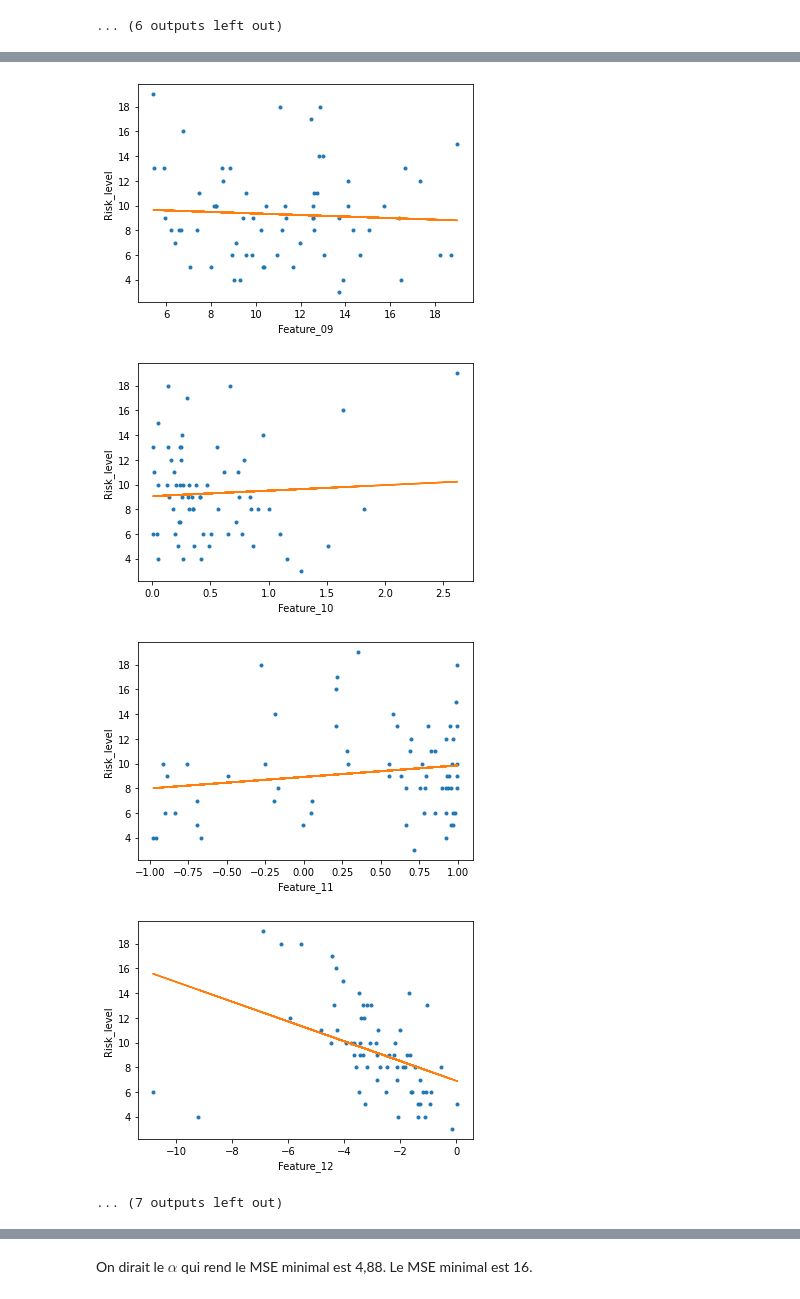
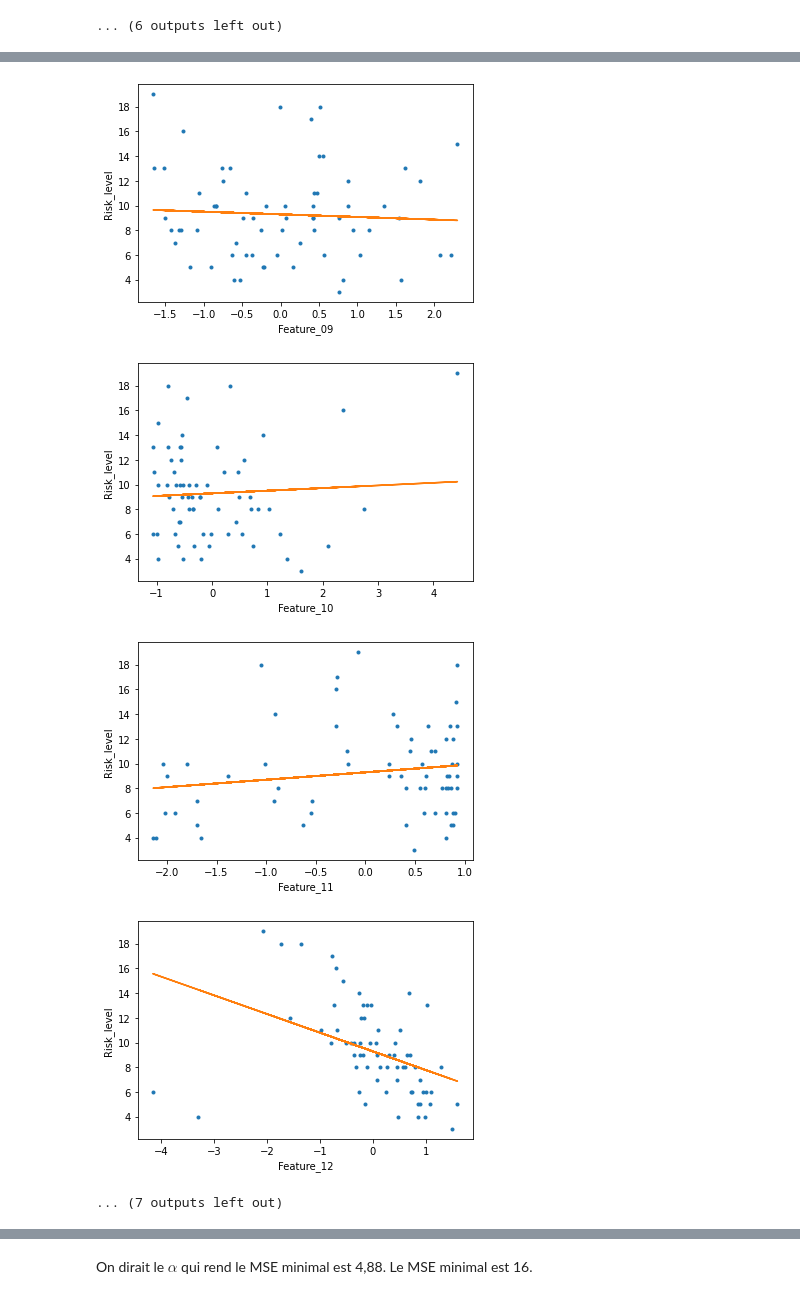
Before and after one commit to Ziqing-WU/Linear_Model, a Jupyter notebook: Modèlelinéaire.ipynb, the cells around one changed output, grey strips where cells are left out. Drawn from its saved outputs; the diff is of its cells as text; code cells hidden in the pictures.

```diff
--- a/Modèlelinéaire.ipynb
+++ b/Modèlelinéaire.ipynb
@@ -165,0 +218,3 @@ for Col in range(len(listColNames)):
+# %%
+X_scaled = preprocessing.scale(X)
+plt.boxplot(X_scaled)
@@ -166,15 +240,21 @@ for Col in range(len(listColNames)):
 # %%
 from sklearn.metrics import mean_squared_error
 MSE = []
+b_0 = []
+b_1 = []
 for Col in range(len(listColNames)):
   lr = LinearRegression();
-  lr.fit(X[:, Col:Col+1], Y[:]);
-  MSE.append(mean_squared_error(Y[:], lr.predict(X[:, Col:Col+1])))
-  plt.plot(X[:,Col],Y[:],'.')
-  plt.plot(X[:,Col],lr.predict(X[:, Col:Col+1]),'-')
+  lr.fit(X_scaled[:, Col:Col+1], Y[:]);
+  MSE.append(mean_squared_error(Y[:], lr.predict(X_scaled[:, Col:Col+1])))
+  b_0.append(lr.intercept_[0])
+  b_1.append(lr.coef_[0][0])
+  plt.plot(X_scaled[:,Col],Y[:],'.')
+  plt.plot(X_scaled[:,Col],lr.predict(X_scaled[:, Col:Col+1]),'-')
   plt.xlabel(listColNames[Col])
   plt.ylabel('Risk_level')
   plt.show()
 
-print(MSE)
+print("MSE = " + str(MSE) )
+print("b_0 = " + str(b_0))
+print("b_1 = " + str(b_1))
 # %% [output]
@@ -189,5 +269,5 @@ print(MSE)
-[figure, old version]
+[figure, new version]
-[figure, old version]
+[figure, new version]
-[figure, old version]
+[figure, new version]
-[figure, old version]
+[figure, new version]
 ... (7 outputs left out)
```
Also changed, not shown: parts of 57 cells of this notebook.
